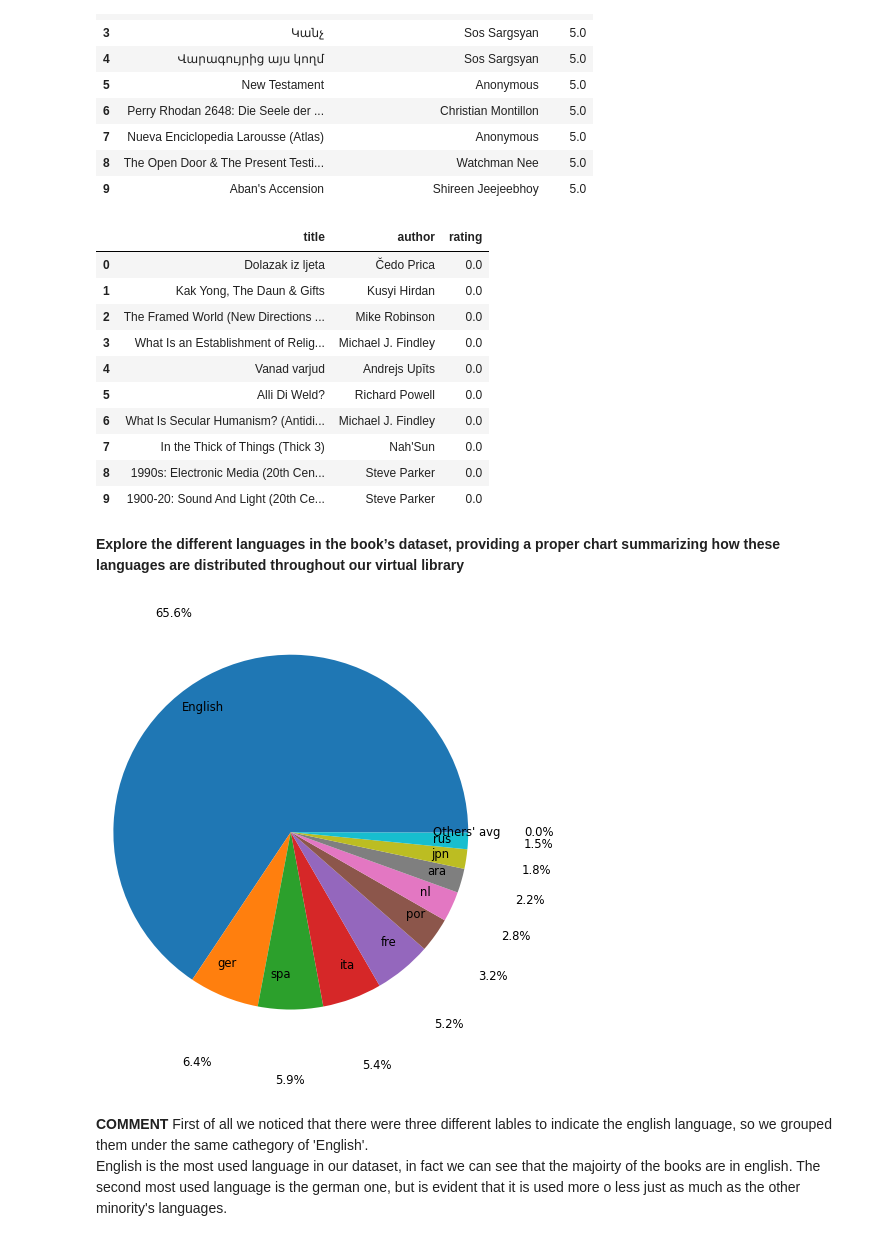
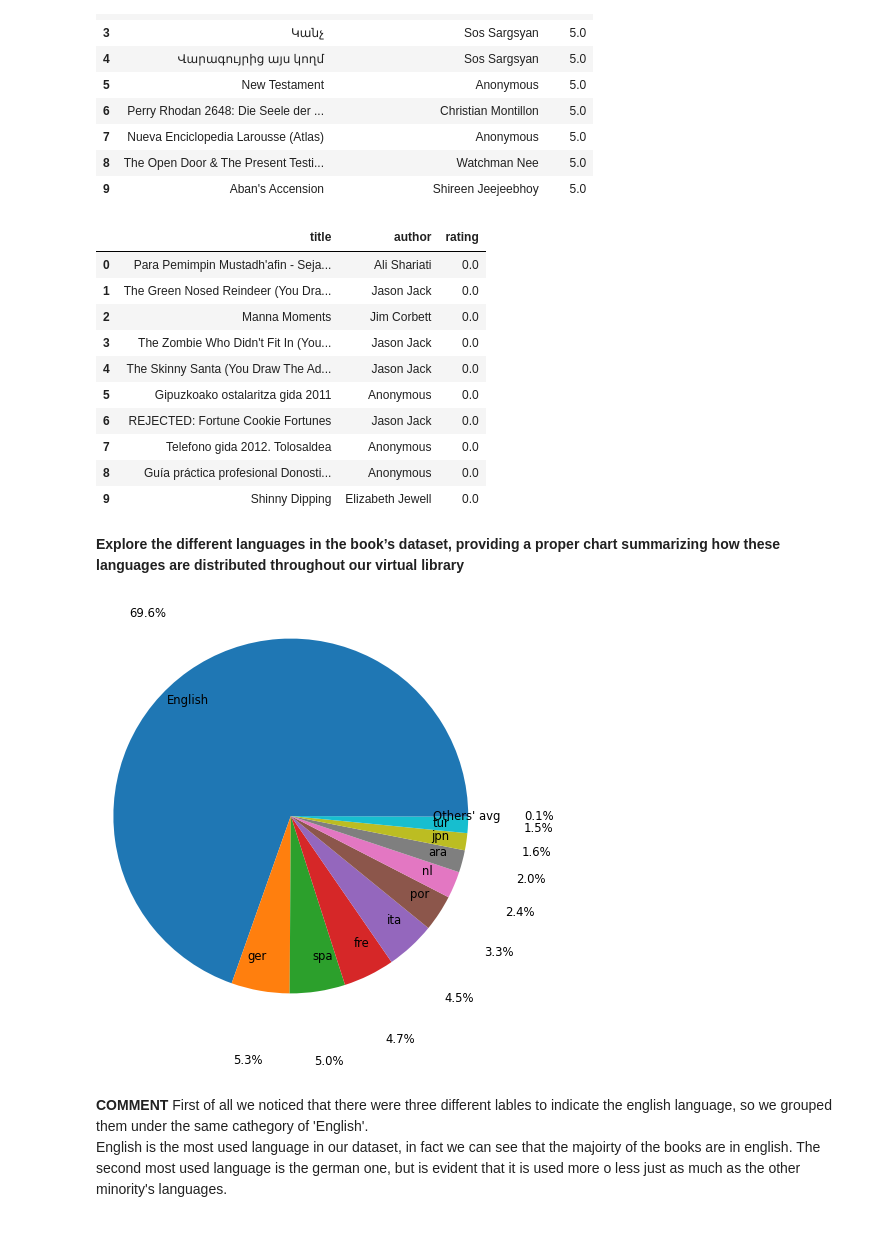
Before and after one commit to Antomei23/ADM-HW2, a Jupyter notebook: mainGroup2.ipynb, the cells around one changed output. Cells and saved outputs as stored; diff of their text form; code cells hidden in the pictures.

```diff
--- a/mainGroup2.ipynb
+++ b/mainGroup2.ipynb
@@ -116,7 +117,8 @@ print("Percentage of Null values in the authors in the file:" ,null_vals_authors
 # %% [output]
 '\nimport pandas as pd\nchunk = pd.read_json(\'lighter_books.json\', lines=True, chunksize=10000)\ncount_lines = sum(1 for line in open(\'lighter_books.json\'))\nnull_vals_authors = 0\nfor c in chunk: ...
 # %%
-chunk = pd.read_json('lighter_books.json', lines=True, chunksize=10000)
+path_books = "D:\Primo Semestre\ADM\HW2\lighter_books.json"
+chunk = pd.read_json(path_books, lines=True, chunksize=10000)
 df_b = []
 for c in chunk:
     c = c.drop(['authors'], axis = 1)
@@ -282,0 +296,7 @@ print(any(df_b['original_publication_date'].apply(lambda x: re.match(patt3,x))))
+# %%
+words_starting_with_en = df_b[df_b['language'].str.contains(r'\ben', case=False, na=False, regex=True)]['language'].values
+print(set(words_starting_with_en))
+english = ['en-GB', 'en', 'en-CA', 'eng', 'en-US', 'en-IN']
+
+df_b['language'] = df_b['language'].replace(english, 'English') #grouping the different lables for english
+df_b['boolean_language'] = df_b['language'].apply(lambda x: 1 if x == 'English' else 0) # new column 1 if english, 0 if non english
@@ -435,46 +455,44 @@ df_worst = pd.DataFrame(worst)
 df_worst
 # %% [output]
 |  | title | author | rating |
-| 0 | Dolazak iz ljeta | Čedo Prica | 0.0 |
-| 1 | Kak Yong, The Daun & Gifts | Kusyi Hirdan | 0.0 |
-| 2 | The Framed World (New Directions ... | Mike Robinson | 0.0 |
-| 3 | What Is an Establishment of Relig... | Michael J. Findley | 0.0 |
-| 4 | Vanad varjud | Andrejs Upīts | 0.0 |
-| 5 | Alli Di Weld? | Richard Powell | 0.0 |
-| 6 | What Is Secular Humanism? (Antidi... | Michael J. Findley | 0.0 |
-| 7 | In the Thick of Things (Thick 3) | Nah'Sun | 0.0 |
-| 8 | 1990s: Electronic Media (20th Cen... | Steve Parker | 0.0 |
-| 9 | 1900-20: Sound And Light (20th Ce... | Steve Parker | 0.0 |
+| 0 | Para Pemimpin Mustadh'afin - Seja... | Ali Shariati | 0.0 |
+| 1 | The Green Nosed Reindeer (You Dra... | Jason Jack | 0.0 |
+| 2 | Manna Moments | Jim Corbett | 0.0 |
+| 3 | The Zombie Who Didn't Fit In (You... | Jason Jack | 0.0 |
+| 4 | The Skinny Santa (You Draw The Ad... | Jason Jack | 0.0 |
+| 5 | Gipuzkoako ostalaritza gida 2011 | Anonymous | 0.0 |
+| 6 | REJECTED: Fortune Cookie Fortunes | Jason Jack | 0.0 |
+| 7 | Telefono gida 2012. Tolosaldea | Anonymous | 0.0 |
+| 8 | Guía práctica profesional Donosti... | Anonymous | 0.0 |
+| 9 | Shinny Dipping | Elizabeth Jewell | 0.0 |
 # %% [markdown]
 **Explore the different languages in the book’s dataset, providing a proper chart
 summarizing how these languages are distributed throughout our virtual library**
 # %%
-df_b['language'] = df_b['language'].replace({'eng': 'English', 'en-US': 'English', 'en-GB': 'English'}) #grouping the three different lables for english
-
 lang = df_b.groupby(['language'])[['language']].size().reset_index(name='count').sort_values( by="count",ascending=False)
 
 N=10
 topten = lang.head(10)
 others = lang.iloc[10:]
 
 others_mean = others['count'].mean()
 
 # Create a DataFrame for "Others"
 others_df = pd.DataFrame({'language': ["Others' avg"], 'count': [others_mean]})
 
 # Concatenate the DataFrames
 combined_df = pd.concat([topten, others_df], ignore_index=True)
 
 combined_df['count'] = combined_df['count'].apply(lambda x: x/(sum(combined_df['count'].values))) # normalized values
 
 # Create a pie chart
 labels= combined_df['language'].values
 sizes = combined_df['count'].values
 fig, ax = plt.subplots()
 ax.pie(sizes, labels=labels, autopct='%1.1f%%', pctdistance=1.4, labeldistance=.8, textprops={'size':'smaller'},radius=1.2)
 plt.show()
 # %% [output]
-[figure, old version]
+[figure, new version]
 # %% [markdown]
 **COMMENT**
 First of all we noticed that there were three different lables to indicate the english language, so we grouped them under the same cathegory of 'English'.\
```
Also changed, not shown: parts of 12 cells of this notebook, 1 other file.
